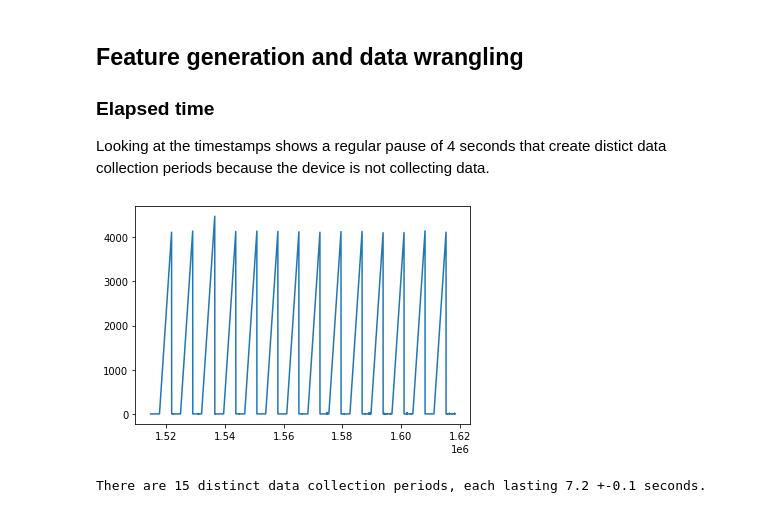
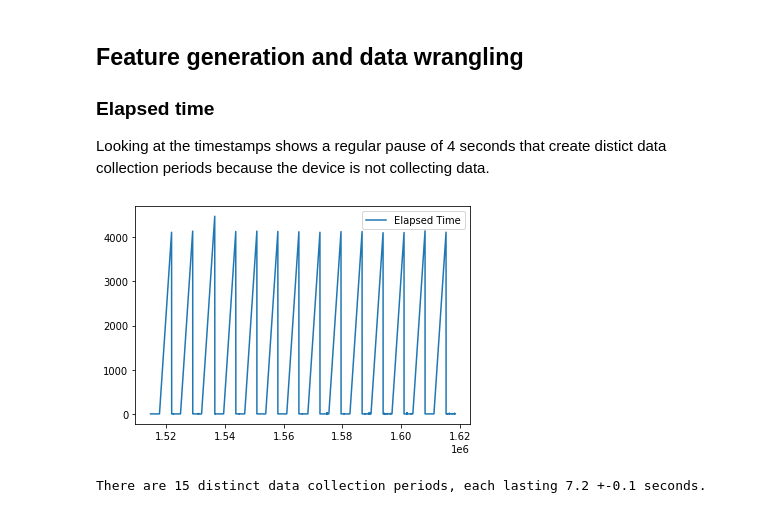
Before and after one commit to dbabbitt/technical-interview-challenges, a Jupyter notebook: ipynb/Pison DS TIC.ipynb, the cells around one changed output. Cells and saved outputs as stored; diff of their text form; code cells hidden in the pictures.

```diff
--- a/ipynb/Pison DS TIC.ipynb
+++ b/ipynb/Pison DS TIC.ipynb
@@ -123,12 +123,13 @@ Looking at the timestamps shows a regular pause of 4 seconds that create distict
 # %%
 
 import matplotlib.pyplot as plt
 
 pison_df['elapsed_milliseconds'] = pison_df.timestamp_in_milliseconds.diff()
 fig, ax = plt.subplots()
-line2d_objs_list = ax.plot(pison_df.timestamp_in_milliseconds, pison_df.elapsed_milliseconds, label='Elapsed Time')
+ax.plot(pison_df.timestamp_in_milliseconds, pison_df.elapsed_milliseconds, label='Elapsed Time')
+plt.legend();
 # %% [output]
-[figure, old version]
+[figure, new version]
 # %%
 
 mask_series = (pison_df.elapsed_milliseconds > 4_000)
```
Also changed, not shown: parts of 51 cells of this notebook, 4 other files.
